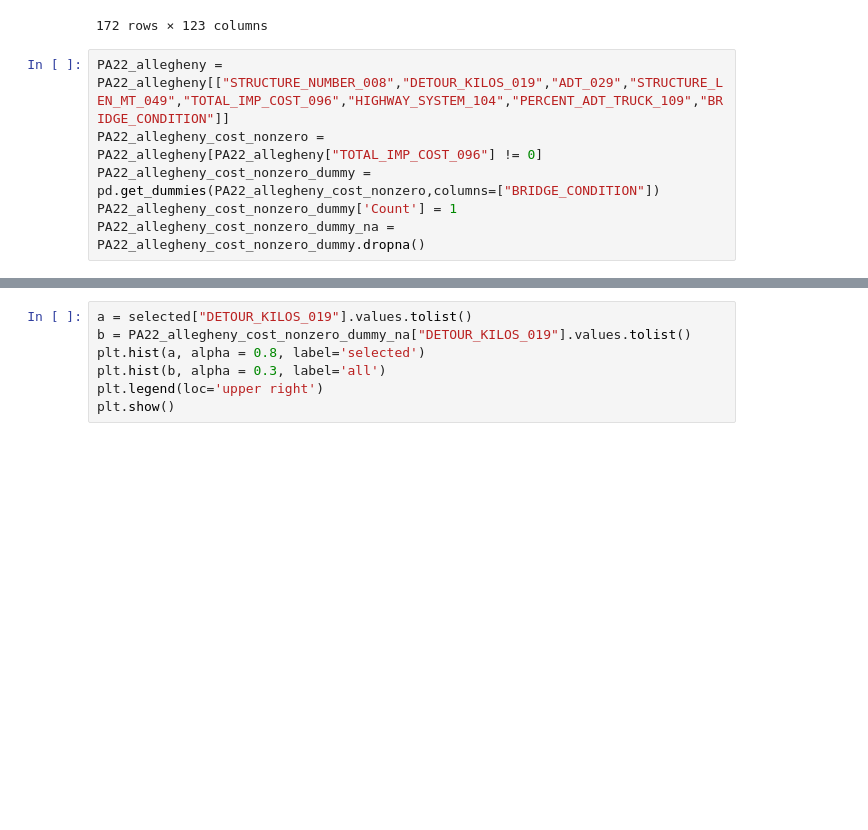
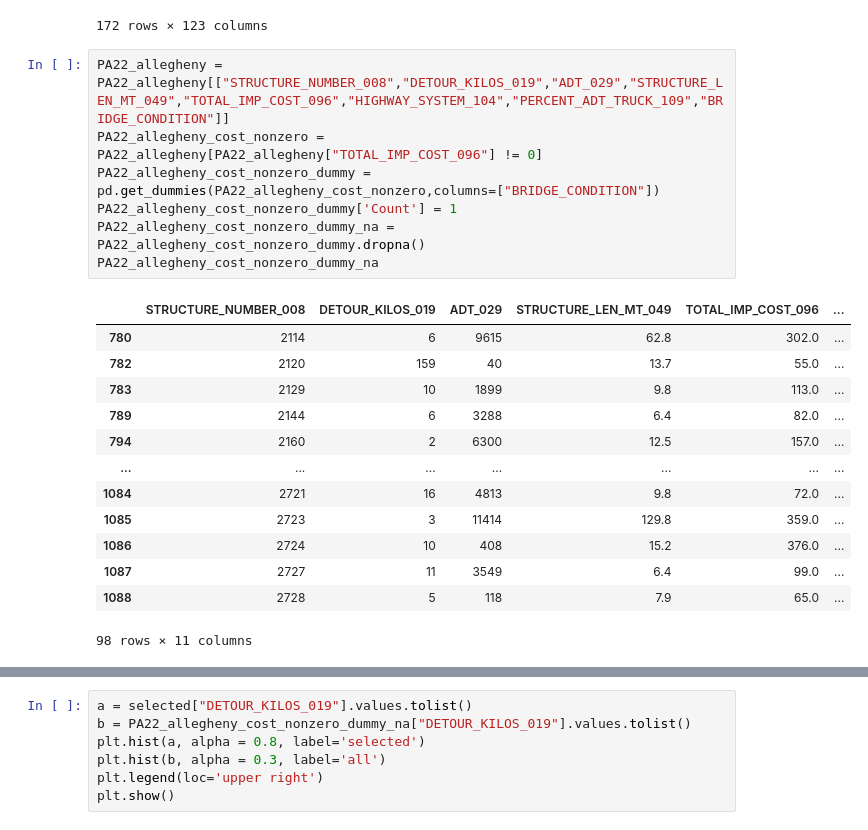
Before and after one commit to megan0422/DABPFinalProject, a Jupyter notebook: Optimization.ipynb, the cells around one changed output, grey strips where cells are left out. Saved outputs shown, nothing was run; the diff lists cells and outputs as text; blank space fills up the shorter version.

```diff
--- a/Optimization.ipynb
+++ b/Optimization.ipynb
@@ -42,9 +39,24 @@ PA22_allegheny
 # %%
 PA22_allegheny = PA22_allegheny[["STRUCTURE_NUMBER_008","DETOUR_KILOS_019","ADT_029","STRUCTURE_LEN_MT_049","TOTAL_IMP_COST_096","HIGHWAY_SYSTEM_104","PERCENT_ADT_TRUCK_109","BRIDGE_CONDITION"]]
 PA22_allegheny_cost_nonzero = PA22_allegheny[PA22_allegheny["TOTAL_IMP_COST_096"] != 0]
 PA22_allegheny_cost_nonzero_dummy = pd.get_dummies(PA22_allegheny_cost_nonzero,columns=["BRIDGE_CONDITION"])
 PA22_allegheny_cost_nonzero_dummy['Count'] = 1
 PA22_allegheny_cost_nonzero_dummy_na = PA22_allegheny_cost_nonzero_dummy.dropna()
+PA22_allegheny_cost_nonzero_dummy_na
+# %% [output]
+|  | STRUCTURE_NUMBER_008 | DETOUR_KILOS_019 | ADT_029 | STRUCTURE_LEN_MT_049 | TOTAL_IMP_COST_096 | ... |
+| 780 | 2114 | 6 | 9615 | 62.8 | 302.0 | ... |
+| 782 | 2120 | 159 | 40 | 13.7 | 55.0 | ... |
+| 783 | 2129 | 10 | 1899 | 9.8 | 113.0 | ... |
+| 789 | 2144 | 6 | 3288 | 6.4 | 82.0 | ... |
+| 794 | 2160 | 2 | 6300 | 12.5 | 157.0 | ... |
+| ... | ... | ... | ... | ... | ... | ... |
+| 1084 | 2721 | 16 | 4813 | 9.8 | 72.0 | ... |
+| 1085 | 2723 | 3 | 11414 | 129.8 | 359.0 | ... |
+| 1086 | 2724 | 10 | 408 | 15.2 | 376.0 | ... |
+| 1087 | 2727 | 11 | 3549 | 6.4 | 99.0 | ... |
+| 1088 | 2728 | 5 | 118 | 7.9 | 65.0 | ... |
+98 rows × 11 columns
 # %%
 i = len(PA22_allegheny_cost_nonzero_dummy_na)
 bridge = range(i)
```
Also changed, not shown: parts of 8 cells of this notebook.
